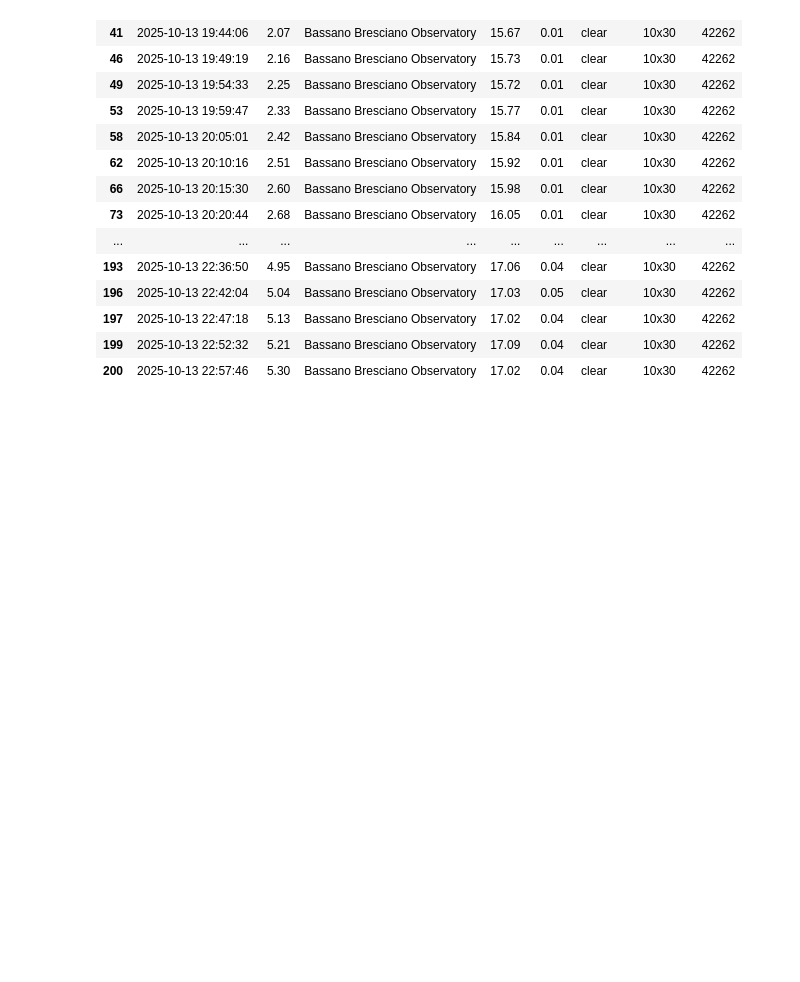
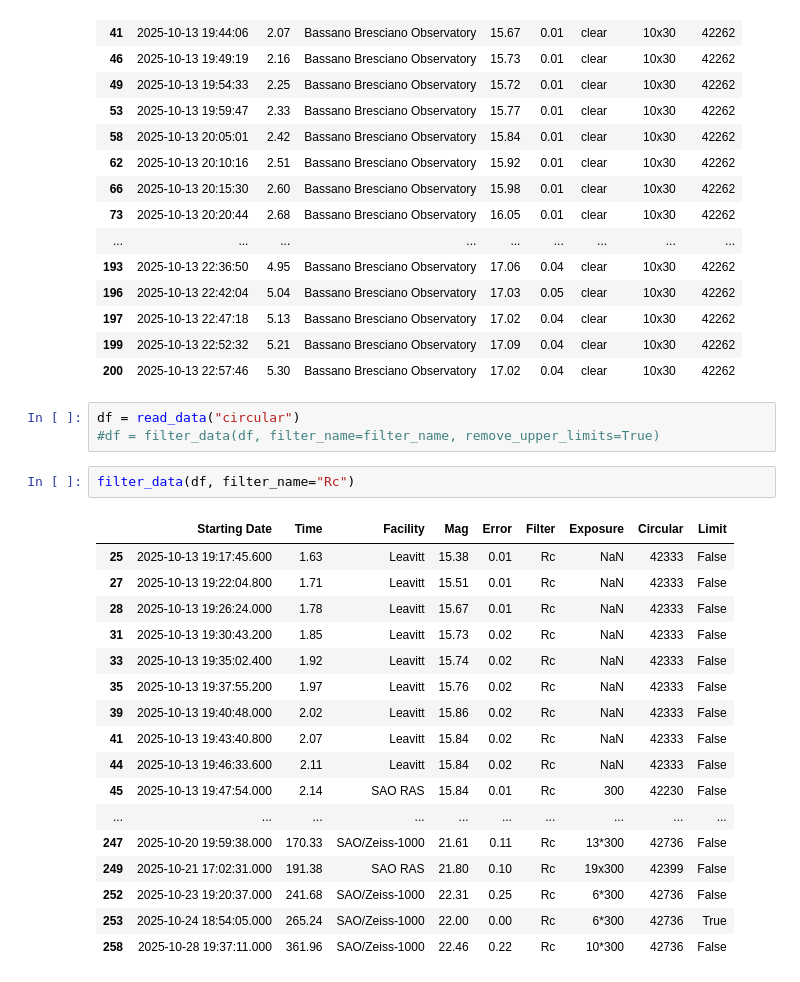
Before and after one commit to 7DimensionalTelescope/GRB251013C, a Jupyter notebook: run.ipynb, the cells around one changed output. Saved outputs shown, nothing was run; the diff lists cells and outputs as text; blank space fills up the shorter version.

```diff
--- a/run.ipynb
+++ b/run.ipynb
@@ -232,3 +292,26 @@ df[df["Facility"]=="Bassano Bresciano Observatory"]
 | 197 | 2025-10-13 22:47:18 | 5.13 | Bassano Bresciano Observatory | 17.02 | 0.04 | clear | 10x30 | 42262 |
 | 199 | 2025-10-13 22:52:32 | 5.21 | Bassano Bresciano Observatory | 17.09 | 0.04 | clear | 10x30 | 42262 |
 | 200 | 2025-10-13 22:57:46 | 5.30 | Bassano Bresciano Observatory | 17.02 | 0.04 | clear | 10x30 | 42262 |
+# %%
+df = read_data("circular")
+#df = filter_data(df, filter_name=filter_name, remove_upper_limits=True)
+# %%
+filter_data(df, filter_name="Rc")
+# %% [output]
+|  | Starting Date | Time | Facility | Mag | Error | Filter | Exposure | Circular | Limit |
+| 25 | 2025-10-13 19:17:45.600 | 1.63 | Leavitt | 15.38 | 0.01 | Rc | NaN | 42333 | False |
+| 27 | 2025-10-13 19:22:04.800 | 1.71 | Leavitt | 15.51 | 0.01 | Rc | NaN | 42333 | False |
+| 28 | 2025-10-13 19:26:24.000 | 1.78 | Leavitt | 15.67 | 0.01 | Rc | NaN | 42333 | False |
+| 31 | 2025-10-13 19:30:43.200 | 1.85 | Leavitt | 15.73 | 0.02 | Rc | NaN | 42333 | False |
+| 33 | 2025-10-13 19:35:02.400 | 1.92 | Leavitt | 15.74 | 0.02 | Rc | NaN | 42333 | False |
+| 35 | 2025-10-13 19:37:55.200 | 1.97 | Leavitt | 15.76 | 0.02 | Rc | NaN | 42333 | False |
+| 39 | 2025-10-13 19:40:48.000 | 2.02 | Leavitt | 15.86 | 0.02 | Rc | NaN | 42333 | False |
+| 41 | 2025-10-13 19:43:40.800 | 2.07 | Leavitt | 15.84 | 0.02 | Rc | NaN | 42333 | False |
+| 44 | 2025-10-13 19:46:33.600 | 2.11 | Leavitt | 15.84 | 0.02 | Rc | NaN | 42333 | False |
+| 45 | 2025-10-13 19:47:54.000 | 2.14 | SAO RAS | 15.84 | 0.01 | Rc | 300 | 42230 | False |
+| ... | ... | ... | ... | ... | ... | ... | ... | ... | ... |
+| 247 | 2025-10-20 19:59:38.000 | 170.33 | SAO/Zeiss-1000 | 21.61 | 0.11 | Rc | 13*300 | 42736 | False |
+| 249 | 2025-10-21 17:02:31.000 | 191.38 | SAO RAS | 21.80 | 0.10 | Rc | 19x300 | 42399 | False |
+| 252 | 2025-10-23 19:20:37.000 | 241.68 | SAO/Zeiss-1000 | 22.31 | 0.25 | Rc | 6*300 | 42736 | False |
+| 253 | 2025-10-24 18:54:05.000 | 265.24 | SAO/Zeiss-1000 | 22.00 | 0.00 | Rc | 6*300 | 42736 | True |
+| 258 | 2025-10-28 19:37:11.000 | 361.96 | SAO/Zeiss-1000 | 22.46 | 0.22 | Rc | 10*300 | 42736 | False |
```
Also changed, not shown: parts of 23 cells of this notebook, 11 other files.
